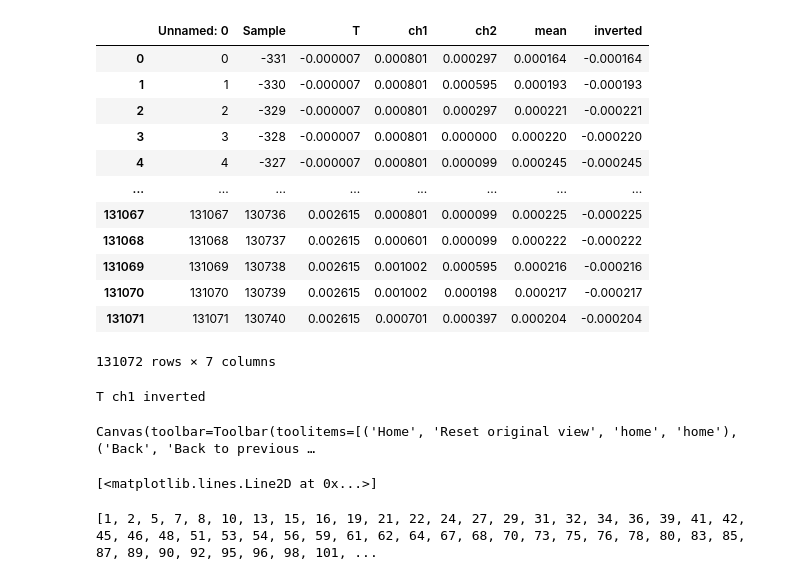
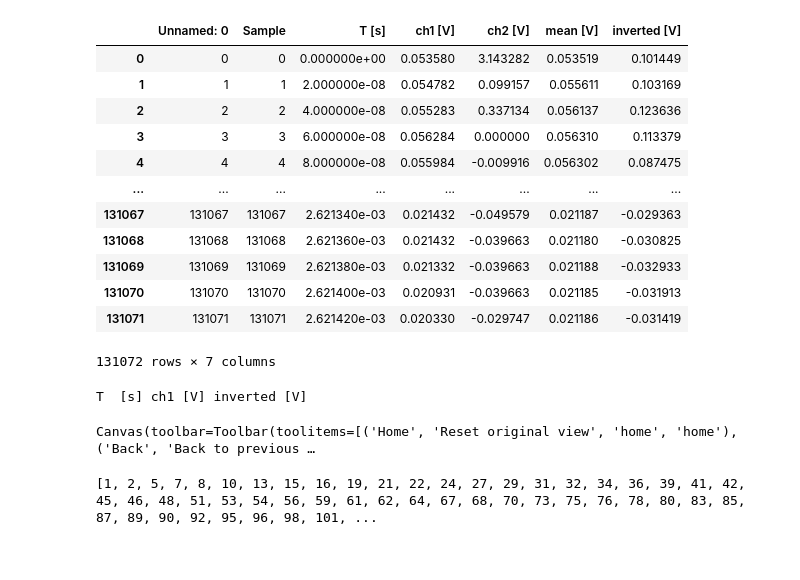
Before and after one commit to wnoskowiak/L9, a Jupyter notebook: tests.ipynb, the cells around one changed output. Cells and saved outputs as stored; diff of their text form; code cells hidden in the pictures.

```diff
--- a/tests.ipynb
+++ b/tests.ipynb
@@ -6,22 +6,22 @@ from pandas import read_excel
 import matplotlib.pyplot as plt
 import scipy.optimize as scp
 # %%
-raw_data=pd.read_excel("air1.xlsx", engine = 'openpyxl')
+raw_data=pd.read_excel("air2.xlsx", engine = 'openpyxl')
 data = pd.DataFrame(raw_data)
 data
 # %% [output]
-|  | Unnamed: 0 | Sample | T | ch1 | ch2 | mean | inverted |
-| 0 | 0 | -331 | -0.000007 | 0.000801 | 0.000297 | 0.000164 | -0.000164 |
-| 1 | 1 | -330 | -0.000007 | 0.000801 | 0.000595 | 0.000193 | -0.000193 |
-| 2 | 2 | -329 | -0.000007 | 0.000801 | 0.000297 | 0.000221 | -0.000221 |
-| 3 | 3 | -328 | -0.000007 | 0.000801 | 0.000000 | 0.000220 | -0.000220 |
-| 4 | 4 | -327 | -0.000007 | 0.000801 | 0.000099 | 0.000245 | -0.000245 |
+|  | Unnamed: 0 | Sample | T [s] | ch1 [V] | ch2 [V] | mean [V] | inverted [V] |
+| 0 | 0 | 0 | 0.000000e+00 | 0.053580 | 3.143282 | 0.053519 | 0.101449 |
+| 1 | 1 | 1 | 2.000000e-08 | 0.054782 | 0.099157 | 0.055611 | 0.103169 |
+| 2 | 2 | 2 | 4.000000e-08 | 0.055283 | 0.337134 | 0.056137 | 0.123636 |
+| 3 | 3 | 3 | 6.000000e-08 | 0.056284 | 0.000000 | 0.056310 | 0.113379 |
+| 4 | 4 | 4 | 8.000000e-08 | 0.055984 | -0.009916 | 0.056302 | 0.087475 |
 | ... | ... | ... | ... | ... | ... | ... | ... |
-| 131067 | 131067 | 130736 | 0.002615 | 0.000801 | 0.000099 | 0.000225 | -0.000225 |
-| 131068 | 131068 | 130737 | 0.002615 | 0.000601 | 0.000099 | 0.000222 | -0.000222 |
-| 131069 | 131069 | 130738 | 0.002615 | 0.001002 | 0.000595 | 0.000216 | -0.000216 |
-| 131070 | 131070 | 130739 | 0.002615 | 0.001002 | 0.000198 | 0.000217 | -0.000217 |
-| 131071 | 131071 | 130740 | 0.002615 | 0.000701 | 0.000397 | 0.000204 | -0.000204 |
+| 131067 | 131067 | 131067 | 2.621340e-03 | 0.021432 | -0.049579 | 0.021187 | -0.029363 |
+| 131068 | 131068 | 131068 | 2.621360e-03 | 0.021432 | -0.039663 | 0.021180 | -0.030825 |
+| 131069 | 131069 | 131069 | 2.621380e-03 | 0.021332 | -0.039663 | 0.021188 | -0.032933 |
+| 131070 | 131070 | 131070 | 2.621400e-03 | 0.020931 | -0.039663 | 0.021185 | -0.031913 |
+| 131071 | 131071 | 131071 | 2.621420e-03 | 0.020330 | -0.029747 | 0.021186 | -0.031419 |
 131072 rows × 7 columns
 # %%
 time_column = data.columns[2]
@@ -30,10 +30,11 @@ data_column = data.columns[-1]
 print(time_column,ch1_column,data_column)
 %matplotlib widget
 plt.plot(data[time_column],data[ch1_column])
+plt.plot(data[time_column],data[data_column], color='r')
+plt.show()
 # %% [output]
-T ch1 inverted
+T  [s] ch1 [V] inverted [V]
 Canvas(toolbar=Toolbar(toolitems=[('Home', 'Reset original view', 'home', 'home'), ('Back', 'Back to previous …
-[<matplotlib.lines.Line2D at 0x...>]
 # %%
 def f(x,a,b):
     return a*np.exp(-x/b)
```
